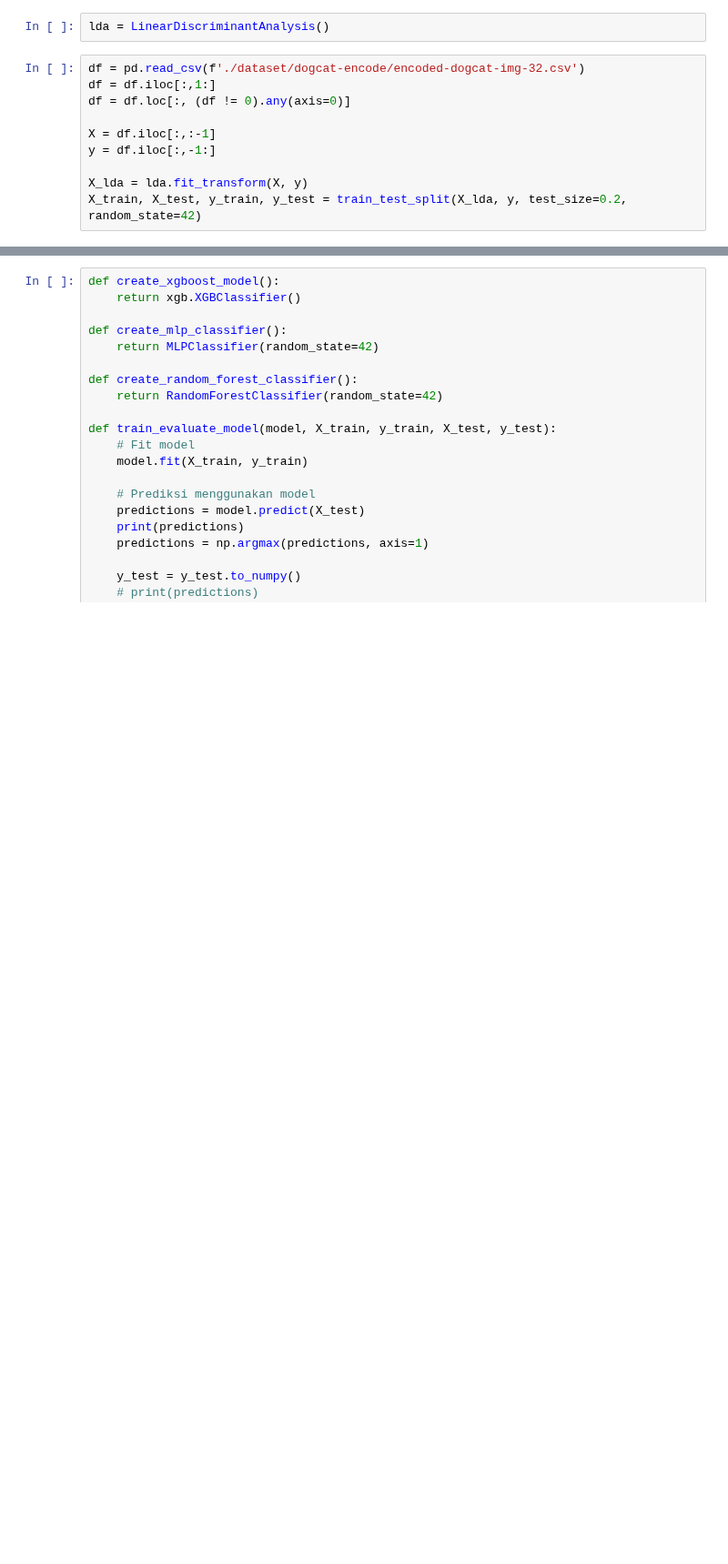
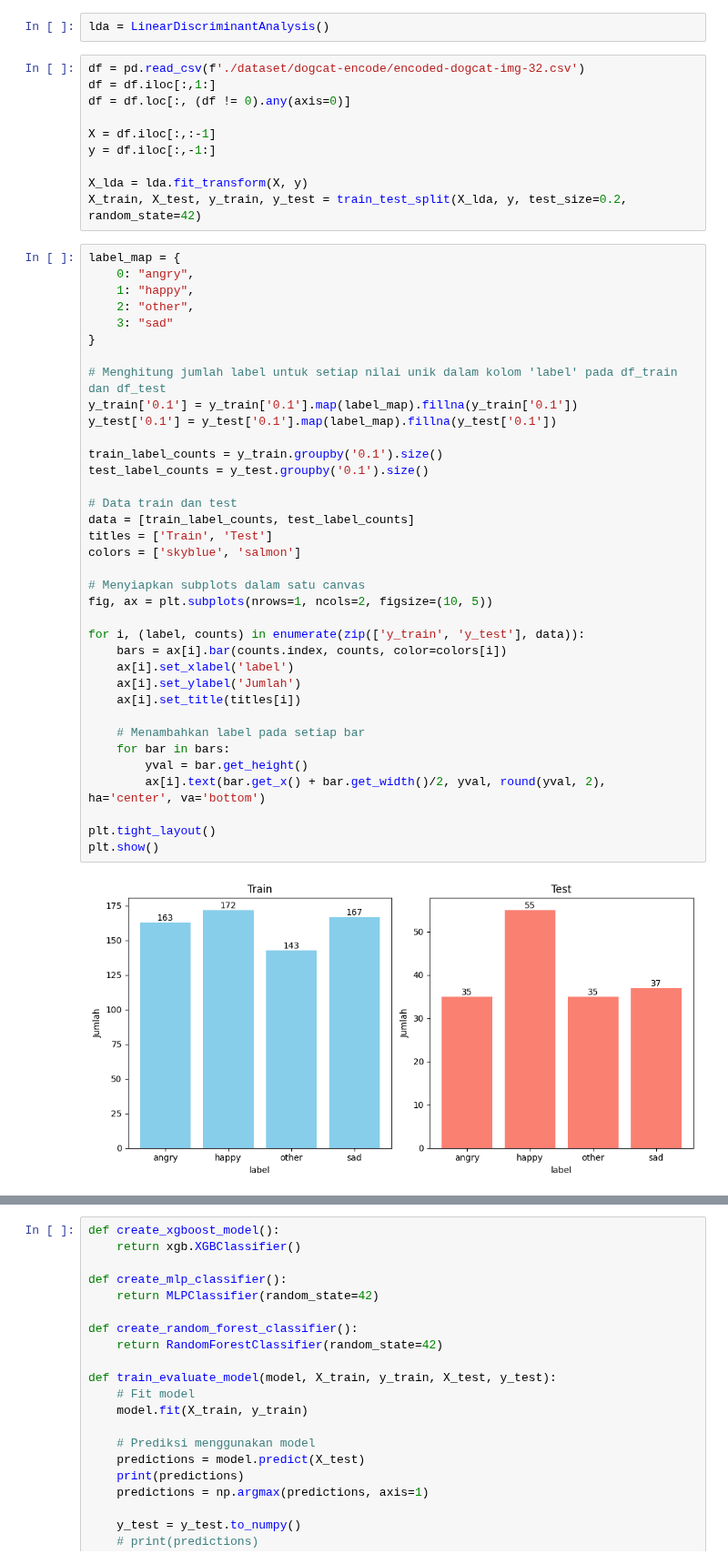
Before and after one commit to whisnumurtyga/animal-face-expression-detection-using-lbp-and-resnet, a Jupyter notebook: find-best-model.ipynb, the cells around one changed output, grey strips where cells are left out. Shown at 91% size. Drawn from its saved outputs; the diff is of its cells as text; blank space fills up the shorter version.

```diff
--- a/find-best-model.ipynb
+++ b/find-best-model.ipynb
@@ -91,6 +109,44 @@ y = df.iloc[:,-1:]
 
 X_lda = lda.fit_transform(X, y)
 X_train, X_test, y_train, y_test = train_test_split(X_lda, y, test_size=0.2, random_state=42)
+# %%
+label_map = {
+    0: "angry",
+    1: "happy",
+    2: "other",
+    3: "sad"
+}
+
+# Menghitung jumlah label untuk setiap nilai unik dalam kolom 'label' pada df_train dan df_test
+y_train['0.1'] = y_train['0.1'].map(label_map).fillna(y_train['0.1'])
+y_test['0.1'] = y_test['0.1'].map(label_map).fillna(y_test['0.1'])
+
+train_label_counts = y_train.groupby('0.1').size()
+test_label_counts = y_test.groupby('0.1').size()
+
+# Data train dan test
+data = [train_label_counts, test_label_counts]
+titles = ['Train', 'Test']
+colors = ['skyblue', 'salmon']
+
+# Menyiapkan subplots dalam satu canvas
+fig, ax = plt.subplots(nrows=1, ncols=2, figsize=(10, 5))
+
+for i, (label, counts) in enumerate(zip(['y_train', 'y_test'], data)):
+    bars = ax[i].bar(counts.index, counts, color=colors[i])
+    ax[i].set_xlabel('label')
+    ax[i].set_ylabel('Jumlah')
+    ax[i].set_title(titles[i])
+
+    # Menambahkan label pada setiap bar
+    for bar in bars:
+        yval = bar.get_height()
+        ax[i].text(bar.get_x() + bar.get_width()/2, yval, round(yval, 2), ha='center', va='bottom')
+
+plt.tight_layout()
+plt.show()
+# %% [output]
+[figure, added]
 # %%
 model_default = model_def(X_train.shape[1])
 model_dropout = model_dropout1(X_train.shape[1])
```
Also changed, not shown: parts of 6 cells of this notebook, 5 other files.
